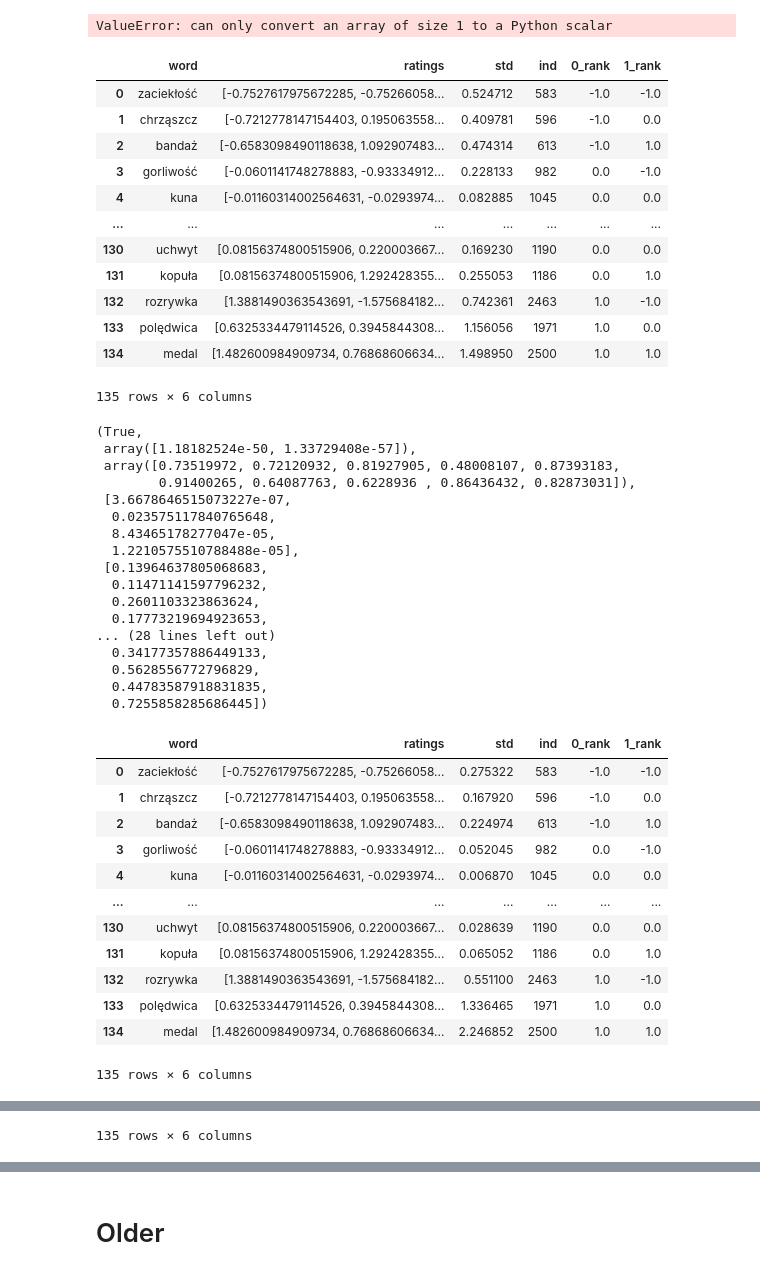
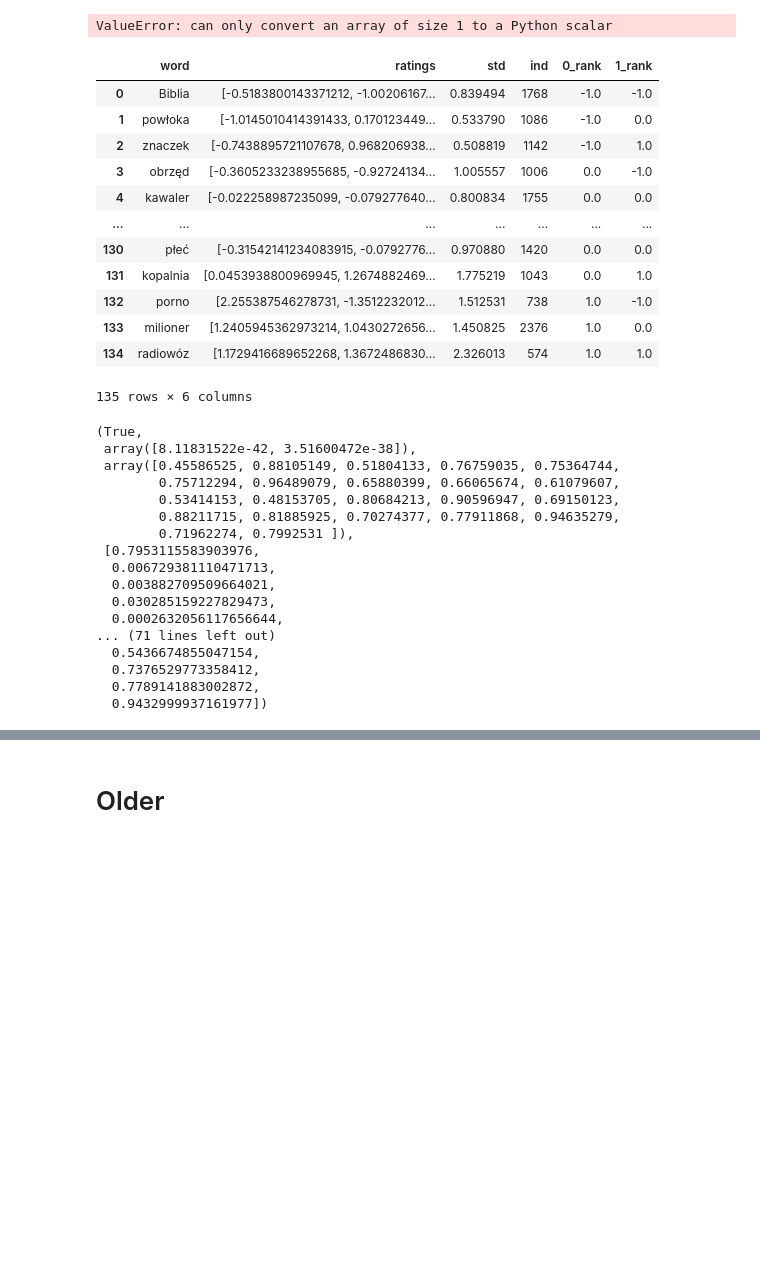
Before and after one commit to AdamSobieszek/manipy, a Jupyter notebook: smp/Stimuli_Matching_Purstuit (1).ipynb, the cells around one changed output, grey strips where cells are left out. Drawn from its saved outputs; the diff is of its cells as text; code cells hidden in the pictures; blank space fills up the shorter version.

```diff
--- a/smp/Stimuli_Matching_Purstuit (1).ipynb
+++ b/smp/Stimuli_Matching_Purstuit (1).ipynb
@@ -219,75 +202,63 @@ def smp(df,conditions,columns,n_per_cond):
 
   # result = result.assign(**{col: result['ratings'].apply(lambda x: x[i]) for i, col in enumerate(col_names)})
   oceny = np.array([m for m in result.ratings])
   result_anova = pd.DataFrame(dict([(c,v) for c,v in zip(df.columns[columns],oceny.T)]))
   for c in result.columns[-3:]:
     result_anova[c] = result[c]
   result_anova.index = result.word
   return result_anova
 
-cols = [np.where(ratings.columns == c)[0].item() for c in ['Valence_M','origin_M', 'Ciepło_M', 'Kompetencja_M']]
+cols = [np.where(ratings.columns == c)[0].item() for c in ['arousal_M','origin_M', 'Ciepło_M', 'Kompetencja_M', 'Valence_M', "concretness_M", "NumberofLetters", "Kazojć2011frequency"]]
 import itertools
 
 def generate_combinations(*args):
     cond = {}
     for values in itertools.product(*args):
         key = ','.join(map(str, values))
         cond[key] = np.array(values)
     return cond
 
 # Usage:
 j = np.linspace(-1,1,3)
 i = np.linspace(-1,1,3)
-controlled = [[0]]*(2)
+controlled = [[0]]*(6)
+
 cond = dict()
 for i in np.linspace(-1,1,3):
   for j in np.linspace(-1,1,3):
-      cond[f"{i},{j}"] = np.array([i,j]+[0]*2)
+      cond[f"{i},{j}"] = np.array([i,j]+[0]*6)
 n = 15
 omi_full = smp(ratings, cond, cols, n)
 # for n in range(3,30):
 quality(omi_full,["0_rank","1_rank"],ratings.columns[cols], all = True)
 # %% [output]
 |  | word | ratings | std | ind | 0_rank | 1_rank |
-| 0 | zaciekłość | [-0.7527617975672285, -0.75266058... | 0.524712 | 583 | -1.0 | -1.0 |
-| 1 | chrząszcz | [-0.7212778147154403, 0.195063558... | 0.409781 | 596 | -1.0 | 0.0 |
-| 2 | bandaż | [-0.6583098490118638, 1.092907483... | 0.474314 | 613 | -1.0 | 1.0 |
-| 3 | gorliwość | [-0.0601141748278883, -0.93334912... | 0.228133 | 982 | 0.0 | -1.0 |
-| 4 | kuna | [-0.01160314002564631, -0.0293974... | 0.082885 | 1045 | 0.0 | 0.0 |
+| 0 | Biblia | [-0.5183800143371212, -1.00206167... | 0.839494 | 1768 | -1.0 | -1.0 |
+| 1 | powłoka | [-1.0145010414391433, 0.170123449... | 0.533790 | 1086 | -1.0 | 0.0 |
+| 2 | znaczek | [-0.7438895721107678, 0.968206938... | 0.508819 | 1142 | -1.0 | 1.0 |
+| 3 | obrzęd | [-0.3605233238955685, -0.92724134... | 1.005557 | 1006 | 0.0 | -1.0 |
+| 4 | kawaler | [-0.022258987235099, -0.079277640... | 0.800834 | 1755 | 0.0 | 0.0 |
 | ... | ... | ... | ... | ... | ... | ... |
-| 130 | uchwyt | [0.08156374800515906, 0.220003667... | 0.169230 | 1190 | 0.0 | 0.0 |
-| 131 | kopuła | [0.08156374800515906, 1.292428355... | 0.255053 | 1186 | 0.0 | 1.0 |
-| 132 | rozrywka | [1.3881490363543691, -1.575684182... | 0.742361 | 2463 | 1.0 | -1.0 |
-| 133 | polędwica | [0.6325334479114526, 0.3945844308... | 1.156056 | 1971 | 1.0 | 0.0 |
-| 134 | medal | [1.482600984909734, 0.76868606634... | 1.498950 | 2500 | 1.0 | 1.0 |
+| 130 | płeć | [-0.31542141234083915, -0.0792776... | 0.970880 | 1420 | 0.0 | 0.0 |
+| 131 | kopalnia | [0.0453938800969945, 1.2674882469... | 1.775219 | 1043 | 0.0 | 1.0 |
+| 132 | porno | [2.255387546278731, -1.3512232012... | 1.512531 | 738 | 1.0 | -1.0 |
+| 133 | milioner | [1.2405945362973214, 1.0430272656... | 1.450825 | 2376 | 1.0 | 0.0 |
+| 134 | radiowóz | [1.1729416689652268, 1.3672486830... | 2.326013 | 574 | 1.0 | 1.0 |
 135 rows × 6 columns
 (True,
- array([1.18182524e-50, 1.33729408e-57]),
- array([0.73519972, 0.72120932, 0.81927905, 0.48008107, 0.87393183,
-        0.91400265, 0.64087763, 0.6228936 , 0.86436432, 0.82873031]),
- [3.6678646515073227e-07,
-  0.023575117840765648,
-  8.43465178277047e-05,
-  1.2210575510788488e-05],
- [0.13964637805068683,
-  0.11471141597796232,
-  0.2601103323863624,
-  0.17773219694923653,
-... (28 lines left out)
-  0.34177357886449133,
-  0.5628556772796829,
-  0.44783587918831835,
-  0.7255858285686445])
+ array([8.11831522e-42, 3.51600472e-38]),
+ array([0.45586525, 0.88105149, 0.51804133, 0.76759035, 0.75364744,
+        0.75712294, 0.96489079, 0.65880399, 0.66065674, 0.61079607,
+        0.53414153, 0.48153705, 0.80684213, 0.90596947, 0.69150123,
+        0.88211715, 0.81885925, 0.70274377, 0.77911868, 0.94635279,
+        0.71962274, 0.7992531 ]),
+ [0.7953115583903976,
+  0.006729381110471713,
+  0.003882709509664021,
+  0.030285159227829473,
+  0.0002632056117656644,
+... (71 lines left out)
+  0.5436674855047154,
+  0.7376529773358412,
+  0.7789141883002872,
+  0.9432999937161977])
-|  | word | ratings | std | ind | 0_rank | 1_rank |
-| 0 | zaciekłość | [-0.7527617975672285, -0.75266058... | 0.275322 | 583 | -1.0 | -1.0 |
-| 1 | chrząszcz | [-0.7212778147154403, 0.195063558... | 0.167920 | 596 | -1.0 | 0.0 |
-| 2 | bandaż | [-0.6583098490118638, 1.092907483... | 0.224974 | 613 | -1.0 | 1.0 |
-| 3 | gorliwość | [-0.0601141748278883, -0.93334912... | 0.052045 | 982 | 0.0 | -1.0 |
-| 4 | kuna | [-0.01160314002564631, -0.0293974... | 0.006870 | 1045 | 0.0 | 0.0 |
-| ... | ... | ... | ... | ... | ... | ... |
-| 130 | uchwyt | [0.08156374800515906, 0.220003667... | 0.028639 | 1190 | 0.0 | 0.0 |
-| 131 | kopuła | [0.08156374800515906, 1.292428355... | 0.065052 | 1186 | 0.0 | 1.0 |
-| 132 | rozrywka | [1.3881490363543691, -1.575684182... | 0.551100 | 2463 | 1.0 | -1.0 |
-| 133 | polędwica | [0.6325334479114526, 0.3945844308... | 1.336465 | 1971 | 1.0 | 0.0 |
-| 134 | medal | [1.482600984909734, 0.76868606634... | 2.246852 | 2500 | 1.0 | 1.0 |
-135 rows × 6 columns
@@ -323 +264,0 @@ quality(omi_full,["0_rank","1_rank"],ratings.columns[cols], all = True)
-135 rows × 6 columns
```
Also changed, not shown: parts of 23 cells of this notebook, 20 other files.
